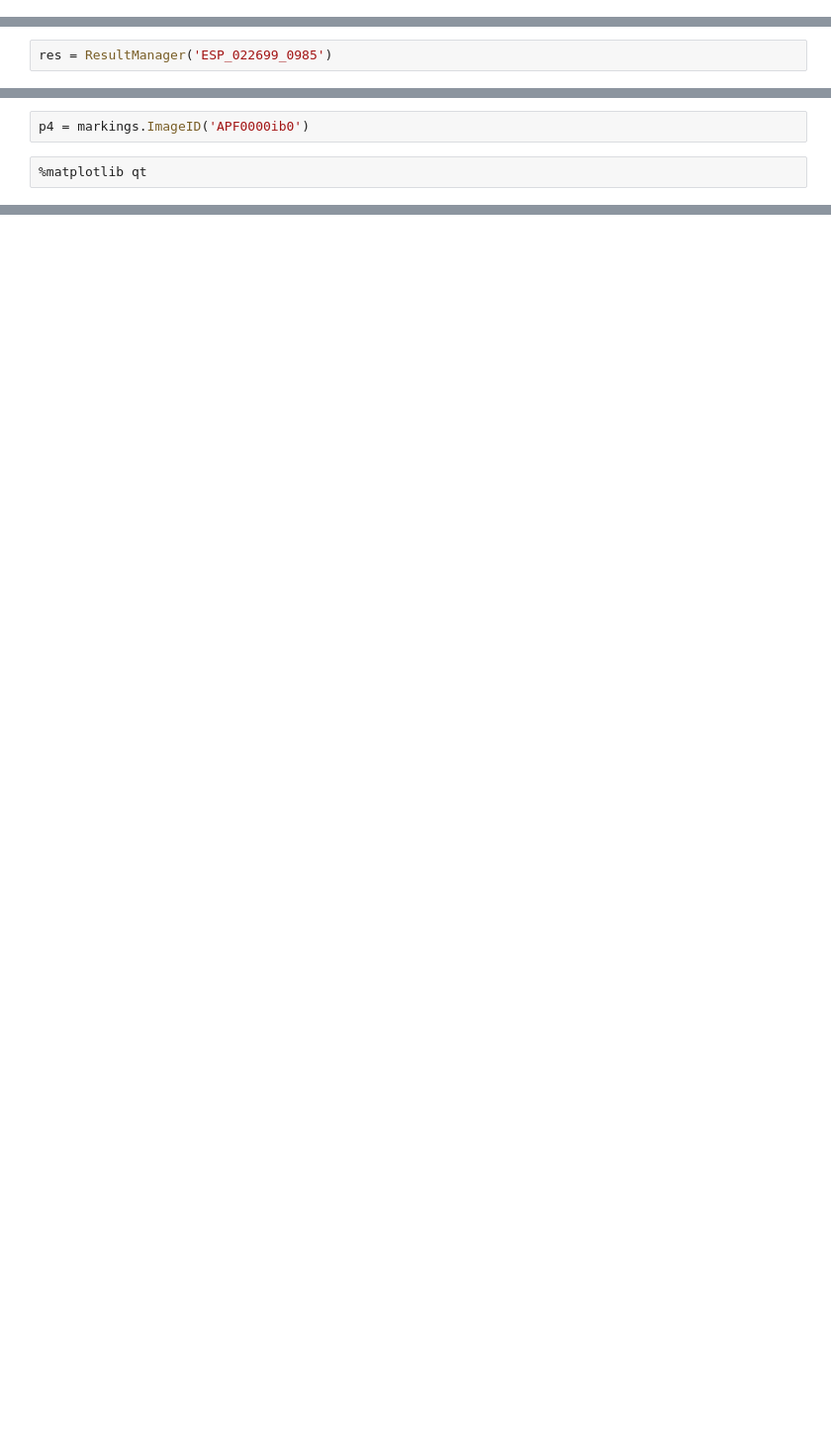
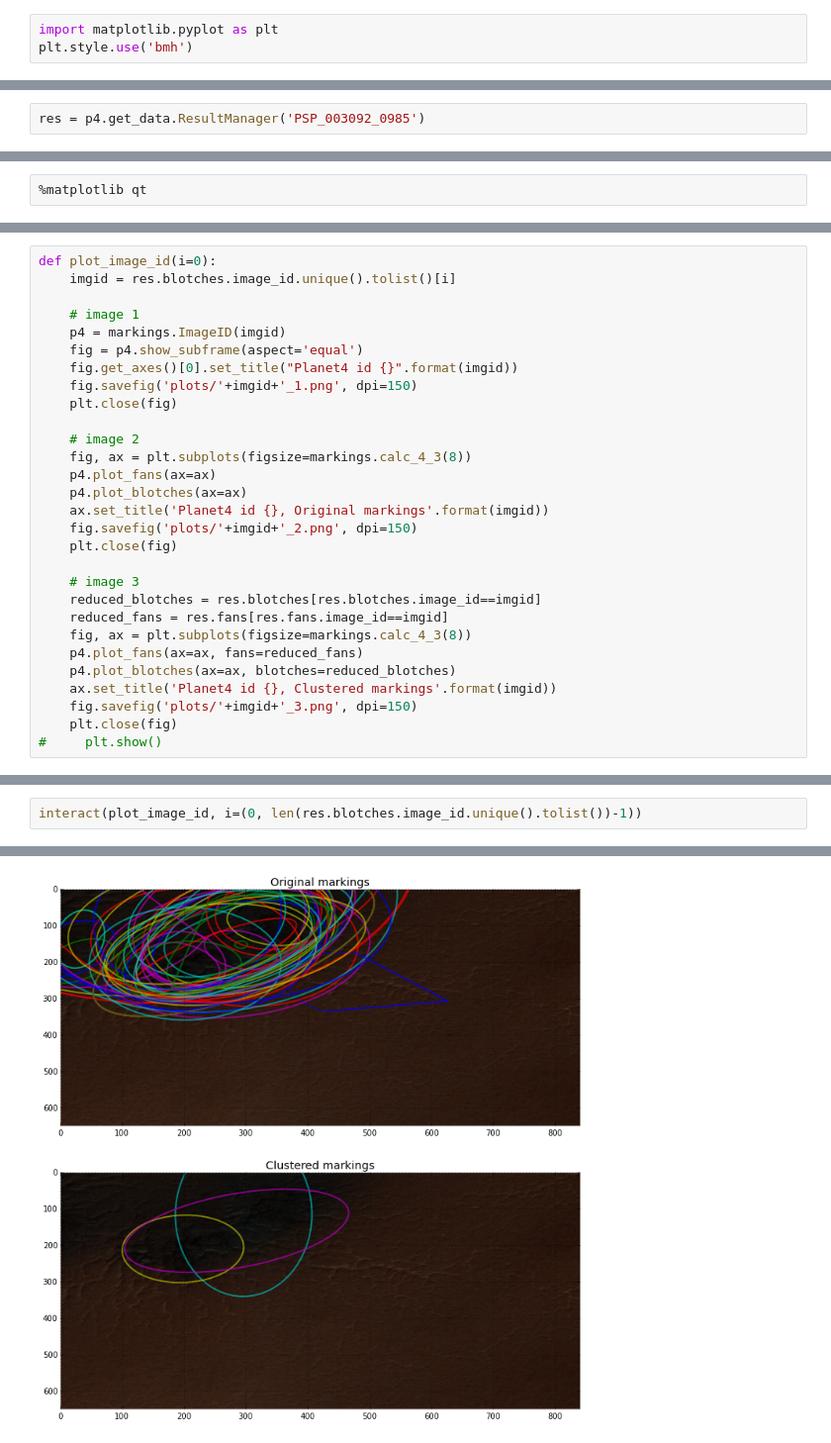
Before and after one commit to michaelaye/planet4, a Jupyter notebook: notebooks/2015-03-10 Combining blotches and fans.ipynb, the cells around one changed output, grey strips where cells are left out. Shown at 99% size. Cells and saved outputs as stored; diff of their text form; blank space fills up the shorter version.

```diff
--- a/notebooks/2015-03-10 Combining blotches and fans.ipynb
+++ b/notebooks/2015-03-10 Combining blotches and fans.ipynb
@@ -88,0 +18,3 @@ for image_name in (invalid_index + value_error):
+# %%
+import matplotlib.pyplot as plt
+plt.style.use('bmh')
@@ -89,4 +23,4 @@ for image_name in (invalid_index + value_error):
 # %%
-res = ResultManager('ESP_022699_0985')
+res = p4.get_data.ResultManager('PSP_003092_0985')
 # %%
 res.load_dataframes()
@@ -142,4 +72,2 @@ res.blotches.iterrows?
-# %%
-p4 = markings.ImageID('APF0000ib0')
 # %%
 %matplotlib qt
@@ -192,0 +74,29 @@ AttributeError: 'DataFrame' object has no attribute 'season'
+# %%
+def plot_image_id(i=0):
+    imgid = res.blotches.image_id.unique().tolist()[i]
+
+    # image 1
+    p4 = markings.ImageID(imgid)
+    fig = p4.show_subframe(aspect='equal')
+    fig.get_axes()[0].set_title("Planet4 id {}".format(imgid))
+    fig.savefig('plots/'+imgid+'_1.png', dpi=150)
+    plt.close(fig)
+
+    # image 2
+    fig, ax = plt.subplots(figsize=markings.calc_4_3(8))
+    p4.plot_fans(ax=ax)
+    p4.plot_blotches(ax=ax)
+    ax.set_title('Planet4 id {}, Original markings'.format(imgid))
+    fig.savefig('plots/'+imgid+'_2.png', dpi=150)
+    plt.close(fig)
+
+    # image 3
+    reduced_blotches = res.blotches[res.blotches.image_id==imgid]
+    reduced_fans = res.fans[res.fans.image_id==imgid]
+    fig, ax = plt.subplots(figsize=markings.calc_4_3(8))
+    p4.plot_fans(ax=ax, fans=reduced_fans)
+    p4.plot_blotches(ax=ax, blotches=reduced_blotches)
+    ax.set_title('Planet4 id {}, Clustered markings'.format(imgid))
+    fig.savefig('plots/'+imgid+'_3.png', dpi=150)
+    plt.close(fig)
+#     plt.show()
@@ -192,0 +129,3 @@ AttributeError: 'DataFrame' object has no attribute 'season'
+# %%
+interact(plot_image_id, i=(0, len(res.blotches.image_id.unique().tolist())-1))
+# %% [output]
@@ -192,0 +133 @@ AttributeError: 'DataFrame' object has no attribute 'season'
+[figure, added]
```
Also changed, not shown: parts of 33 cells of this notebook, 6 other files.
